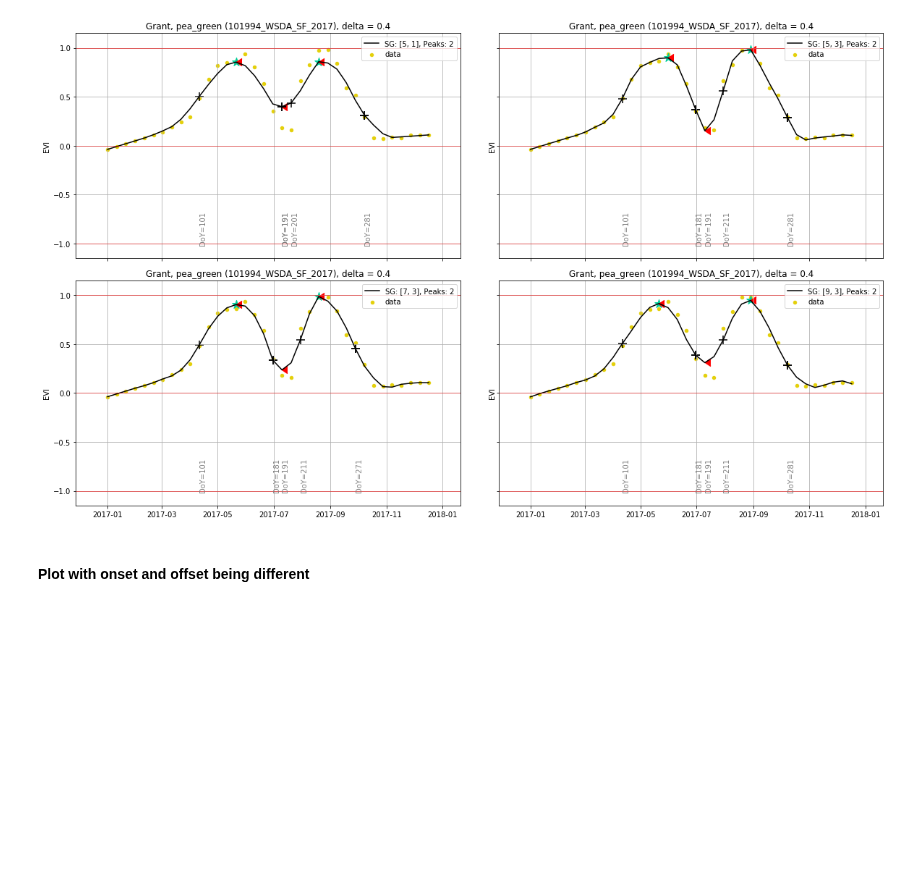
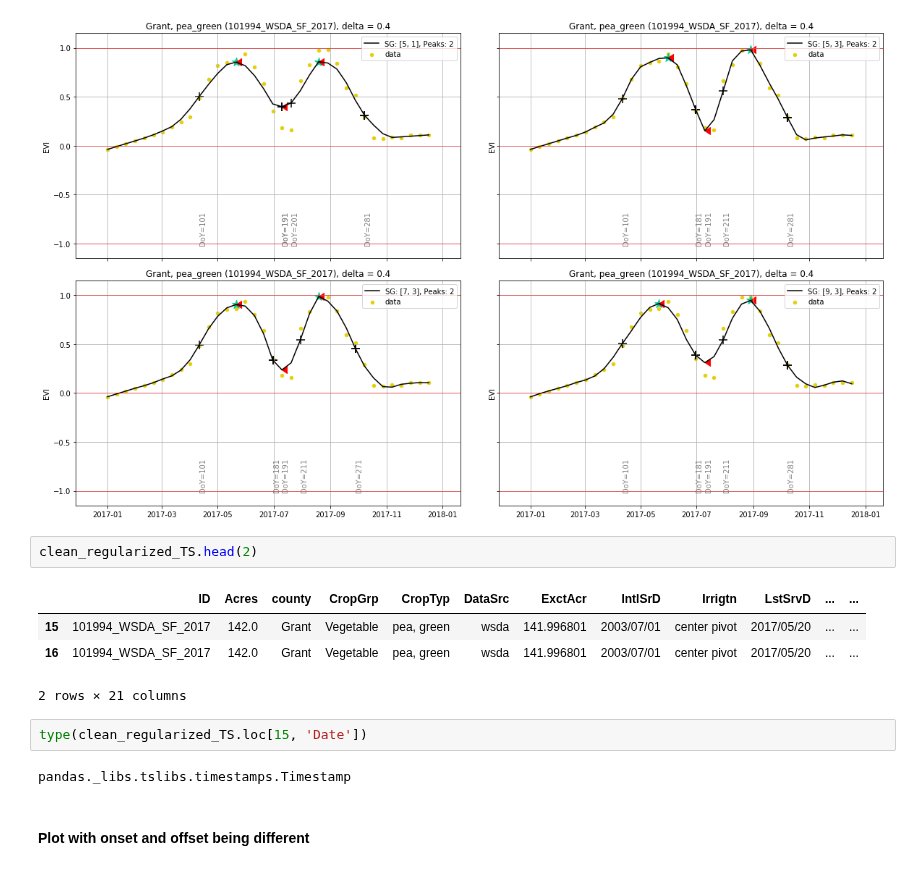
Before and after one commit to sunil21075/Ag, a Jupyter notebook: remote_sensing/python/Local_Jupyter_NoteBooks/scratches_to_experiment/SOS_DOS_Plots.ipynb, the cells around one changed output. Drawn from its saved outputs; the diff is of its cells as text; blank space fills up the shorter version.

Commit message:
tables

```diff
--- a/remote_sensing/python/Local_Jupyter_NoteBooks/scratches_to_experiment/SOS_DOS_Plots.ipynb
+++ b/remote_sensing/python/Local_Jupyter_NoteBooks/scratches_to_experiment/SOS_DOS_Plots.ipynb
@@ -391,6 +391,17 @@ fig_name = plot_path + "EqualOnOff_SciPy_MATLAB" + \
 plt.savefig(fname = fig_name, dpi=250, bbox_inches='tight')
 # %% [output]
 [figure]
+# %%
+clean_regularized_TS.head(2)
+# %% [output]
+|  | ID | Acres | county | CropGrp | CropTyp | DataSrc | ExctAcr | IntlSrD | Irrigtn | LstSrvD | ... | ... |
+| 15 | 101994_WSDA_SF_2017 | 142.0 | Grant | Vegetable | pea, green | wsda | 141.996801 | 2003/07/01 | center pivot | 2017/05/20 | ... | ... |
+| 16 | 101994_WSDA_SF_2017 | 142.0 | Grant | Vegetable | pea, green | wsda | 141.996801 | 2003/07/01 | center pivot | 2017/05/20 | ... | ... |
+2 rows × 21 columns
+# %%
+type(clean_regularized_TS.loc[15, 'Date'])
+# %% [output]
+pandas._libs.tslibs.timestamps.Timestamp
 # %% [markdown]
 #### Plot with onset and offset being different
 # %%
```
Also changed, not shown: 31 other files.
